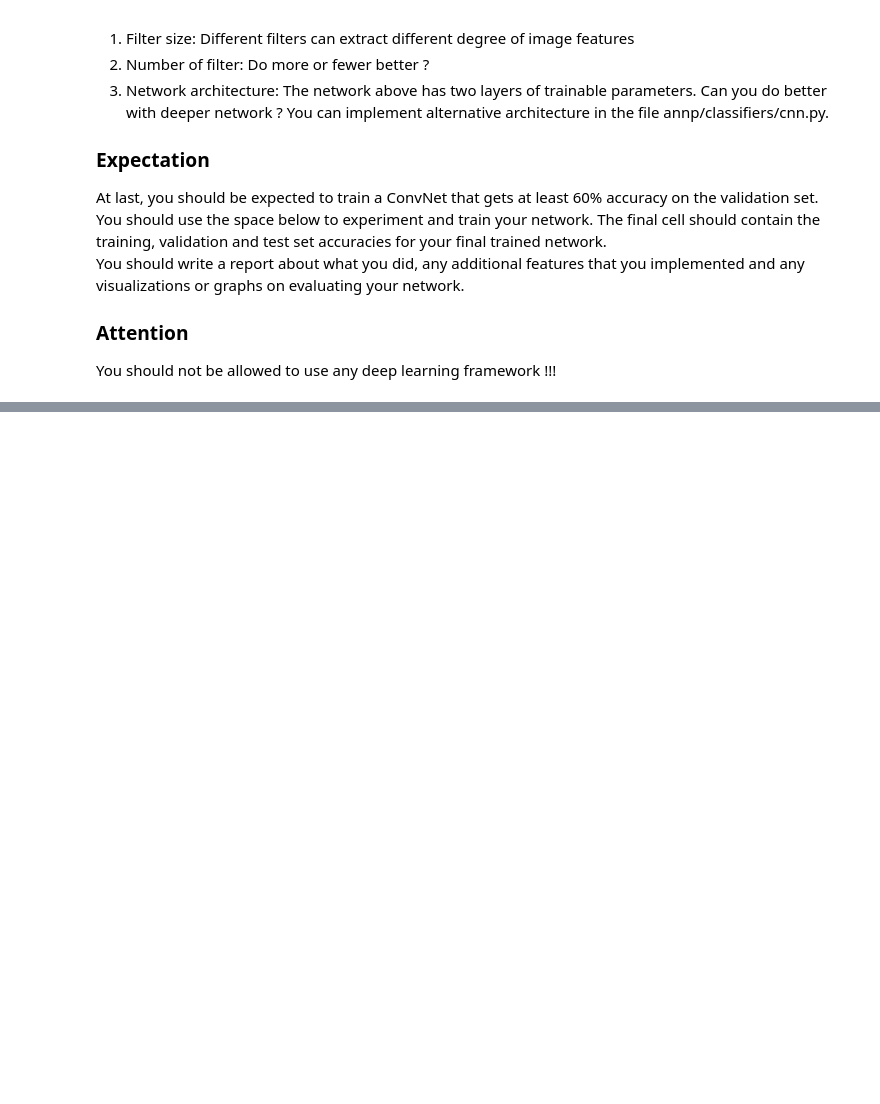
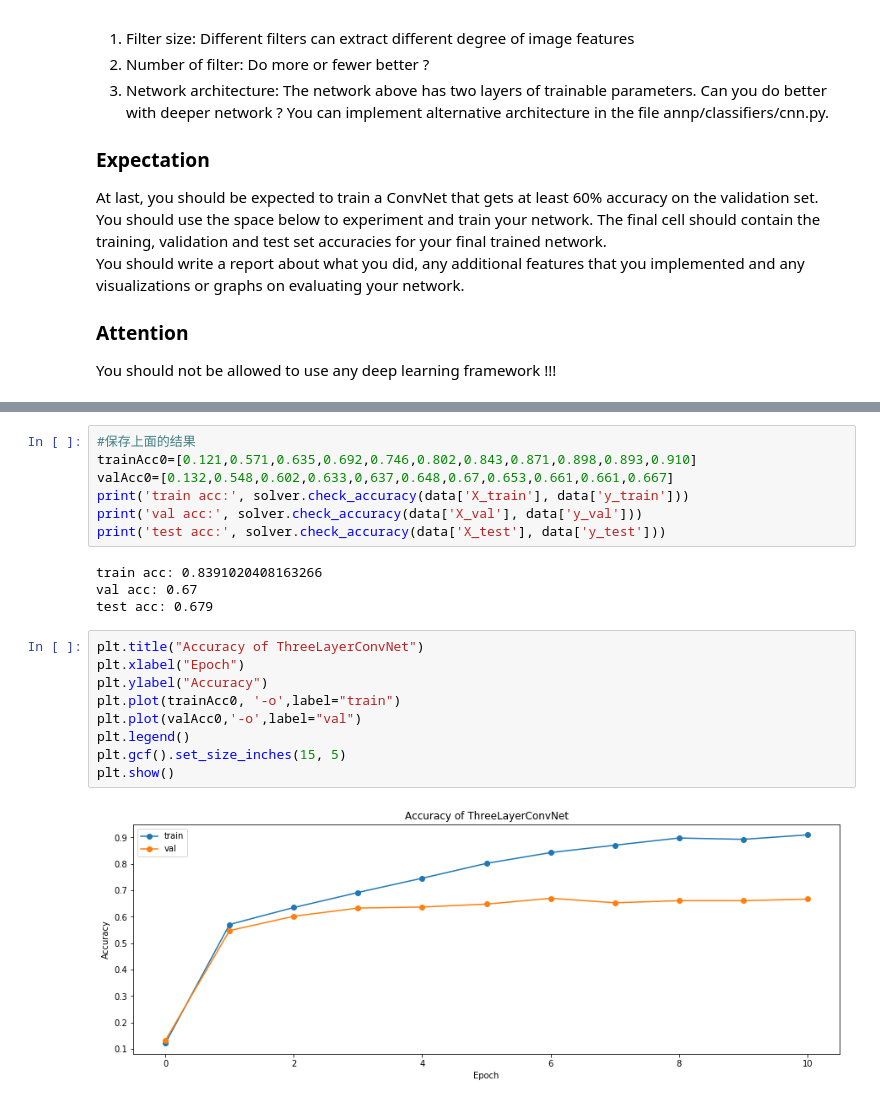
Before and after one commit to He-Ze/CS231n-Assignment2, a Jupyter notebook: final-project/ConvolutionalNetworks.ipynb, the cells around one changed output, grey strips where cells are left out. Saved outputs shown, nothing was run; the diff lists cells and outputs as text; blank space fills up the shorter version.

```diff
--- a/final-project/ConvolutionalNetworks.ipynb
+++ b/final-project/ConvolutionalNetworks.ipynb
@@ -755,0 +757,22 @@ solver.check_accuracy(data['X_test'], data['y_test'])
+# %%
+#保存上面的结果
+trainAcc0=[0.121,0.571,0.635,0.692,0.746,0.802,0.843,0.871,0.898,0.893,0.910]
+valAcc0=[0.132,0.548,0.602,0.633,0,637,0.648,0.67,0.653,0.661,0.661,0.667]
+print('train acc:', solver.check_accuracy(data['X_train'], data['y_train']))
+print('val acc:', solver.check_accuracy(data['X_val'], data['y_val']))
+print('test acc:', solver.check_accuracy(data['X_test'], data['y_test']))
+# %% [output]
+train acc: 0.8391020408163266
+val acc: 0.67
+test acc: 0.679
+# %%
+plt.title("Accuracy of ThreeLayerConvNet")
+plt.xlabel("Epoch")
+plt.ylabel("Accuracy")
+plt.plot(trainAcc0, '-o',label="train")
+plt.plot(valAcc0,'-o',label="val")
+plt.legend()
+plt.gcf().set_size_inches(15, 5)
+plt.show()
+# %% [output]
+[figure, added]
```
Also changed, not shown: parts of 21 cells of this notebook, 4 other files.
